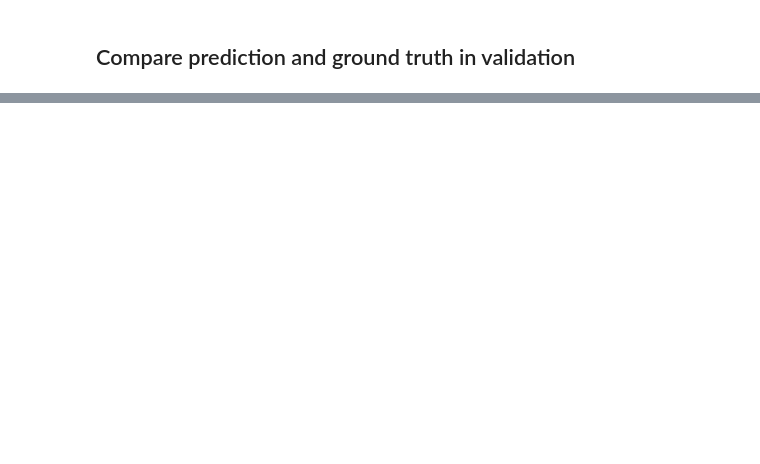
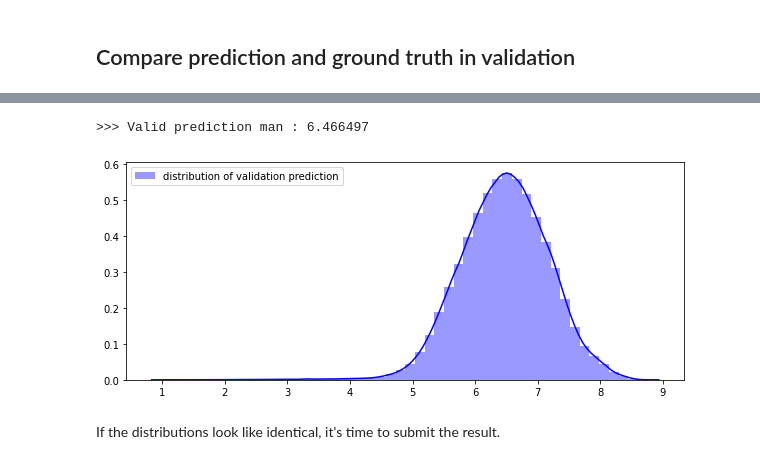
Before and after one commit to sam351/competitions, a Jupyter notebook: kaggle_NY-taxi/200625_NY-taxi_study-03_from-EDA-to-the-Top.ipynb, the cells around one changed output, grey strips where cells are left out. Cells and saved outputs as stored; diff of their text form; code cells hidden in the pictures; blank space fills up the shorter version.

```diff
--- a/kaggle_NY-taxi/200625_NY-taxi_study-03_from-EDA-to-the-Top.ipynb
+++ b/kaggle_NY-taxi/200625_NY-taxi_study-03_from-EDA-to-the-Top.ipynb
@@ -701,0 +710,30 @@ plt.show()
+# %%
+# # Not run - ValueError: feature_names mismatch
+# y_pred_test = model.predict(dtest)
+# print('Test shape OK') if test.shape[0] == y_pred_test.shape[0] else print('Error in Test shape!!!')
+# print('\n>>> Valid prediction man :', y_pred_val.mean())
+# print('>>> Test prediction man :', y_pred_test.mean())
+
+# test['trip_duration'] = np.exp(y_pred_test)-1
+# test[['id', 'trip_duration']].to_csv('xgb_submission.csv.gz', index=False, compression='gzip')
+
+
+# # plot the result
+# fig, ax = plt.subplots(nrows=2, sharex=True, sharey=True)
+# sns.distplot(y_pred_val, ax=ax[0], color='blue', label='distribution of validation prediction')
+# sns.distplot(y_pred_test, ax=ax[1], color='green', label='distribution of test prediction')
+# ax[0].legend(loc=0)
+# ax[1].legend(loc=0)
+# plt.show()
+
+
+print('>>> Valid prediction man :', y_pred_val.mean())
+plt.figure(figsize=(10, 4))
+sns.distplot(y_pred_val, color='blue', label='distribution of validation prediction')
+plt.legend(loc=0)
+plt.show()
+# %% [output]
+>>> Valid prediction man : 6.466497
+[figure, added]
+# %% [markdown]
+If the distributions look like identical, it's time to submit the result.
```
Also changed, not shown: parts of 12 cells of this notebook.
